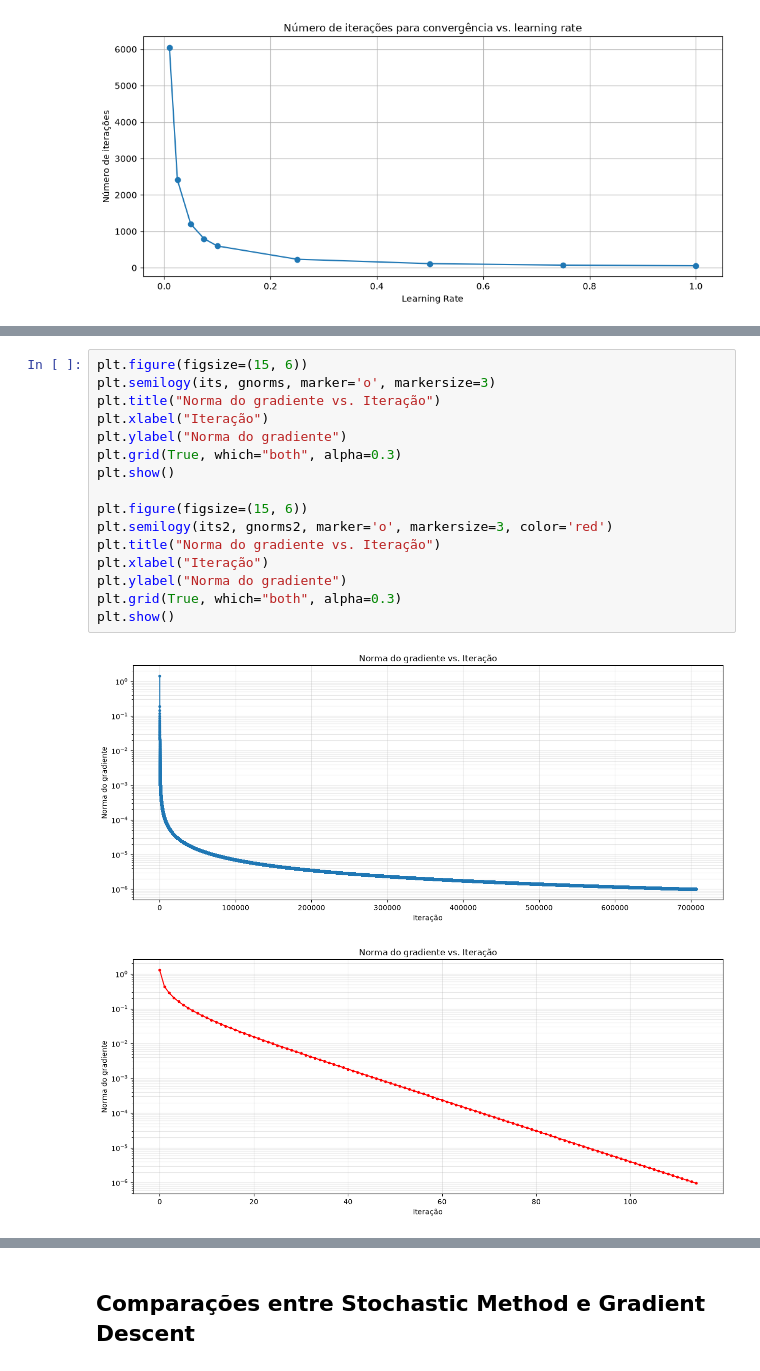
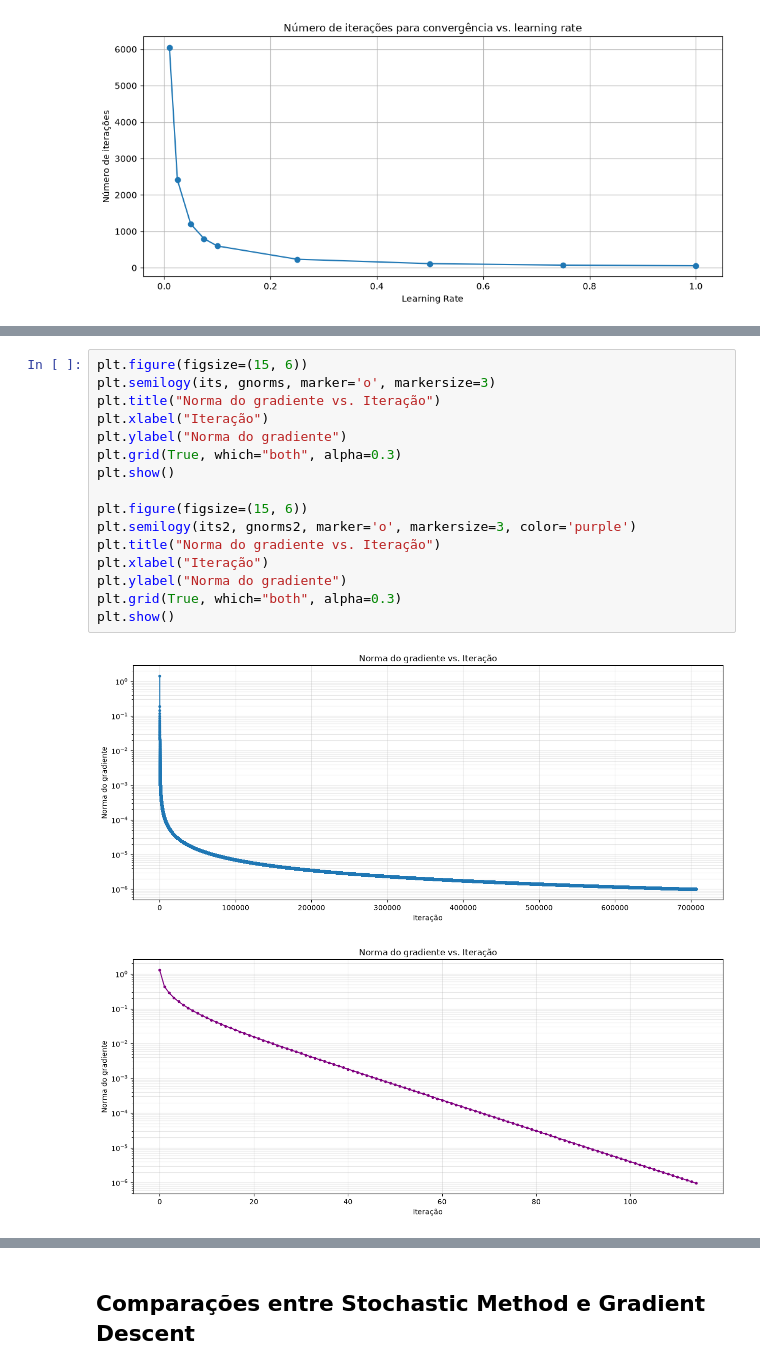
Before and after one commit to davivad013/Quantum-Tomography, a Jupyter notebook: entropy.ipynb, the cells around one changed output, grey strips where cells are left out. Saved outputs shown, nothing was run; the diff lists cells and outputs as text.

```diff
--- a/entropy.ipynb
+++ b/entropy.ipynb
@@ -211,19 +267,19 @@ its2, gnorms2 = data2[:, 0], data2[:, 1]
 # %%
 plt.figure(figsize=(15, 6))
 plt.semilogy(its, gnorms, marker='o', markersize=3)
 plt.title("Norma do gradiente vs. Iteração")
 plt.xlabel("Iteração")
 plt.ylabel("Norma do gradiente")
 plt.grid(True, which="both", alpha=0.3)
 plt.show()
 
 plt.figure(figsize=(15, 6))
-plt.semilogy(its2, gnorms2, marker='o', markersize=3, color='red')
+plt.semilogy(its2, gnorms2, marker='o', markersize=3, color='purple')
 plt.title("Norma do gradiente vs. Iteração")
 plt.xlabel("Iteração")
 plt.ylabel("Norma do gradiente")
 plt.grid(True, which="both", alpha=0.3)
 plt.show()
 # %% [output]
 [figure]
-[figure, old version]
+[figure, new version]
```
Also changed, not shown: parts of 16 cells of this notebook, 2 other files.
